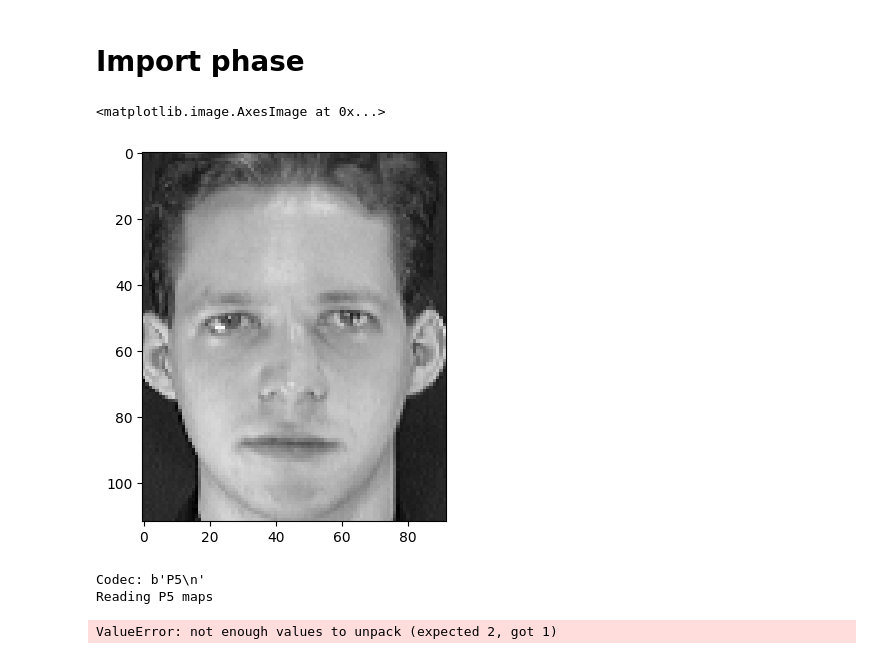
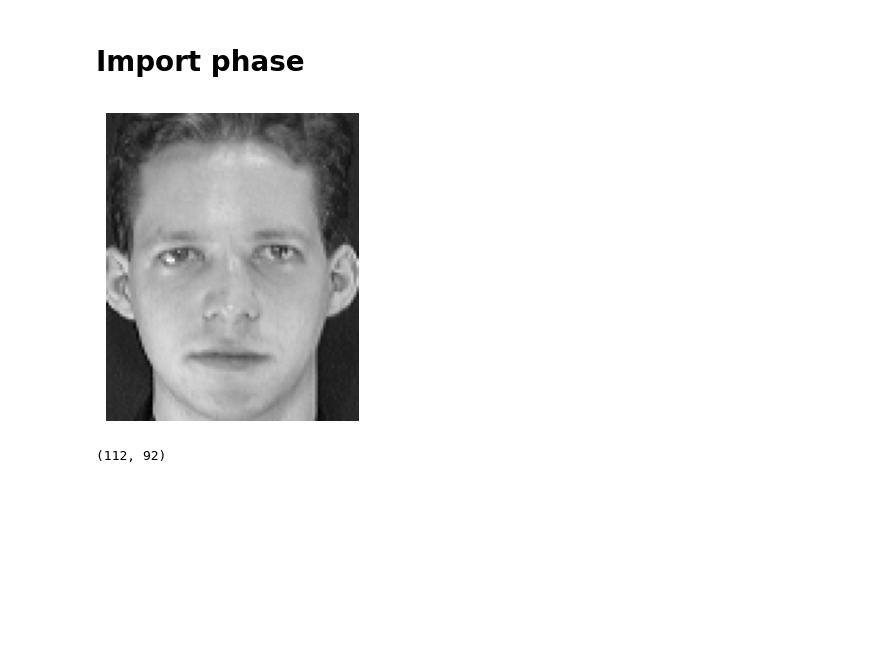
Before and after one commit to giulionenna/Facial_Recognition, a Jupyter notebook: main.ipynb, the cells around one changed output. Saved outputs shown, nothing was run; the diff lists cells and outputs as text; code cells hidden in the pictures; blank space fills up the shorter version.

```diff
--- a/main.ipynb
+++ b/main.ipynb
@@ -8,17 +8,16 @@ import matplotlib.pyplot as plt
 # %%
 #
 f = 'archive/archive/s1/1.pgm'
+
 img = pgm.read_pgm(f)
-plt.imshow(img, cmap='gray')
+fig, axs = plt.subplots(1,1)
+fig.set_size_inches(4,4)
+axs.imshow(img, cmap='gray')
+plt.axis('off')
+plt.savefig('Latex/pictures/test_subject_1.pdf')
 # %% [output]
-<matplotlib.image.AxesImage at 0x...>
-[figure, old version]
+[figure, new version]
-# %%
-f = 'archive/archive/s1/1.pgm'
-reader = Reader()
-image = reader.read_pgm(f)
-width = reader.width
-# %% [output]
-Codec: b'P5\n'
-Reading P5 maps
-ValueError: not enough values to unpack (expected 2, got 1)
+# %%
+img.shape
+# %% [output]
+(112, 92)
```
Also changed, not shown: 13 other files.
